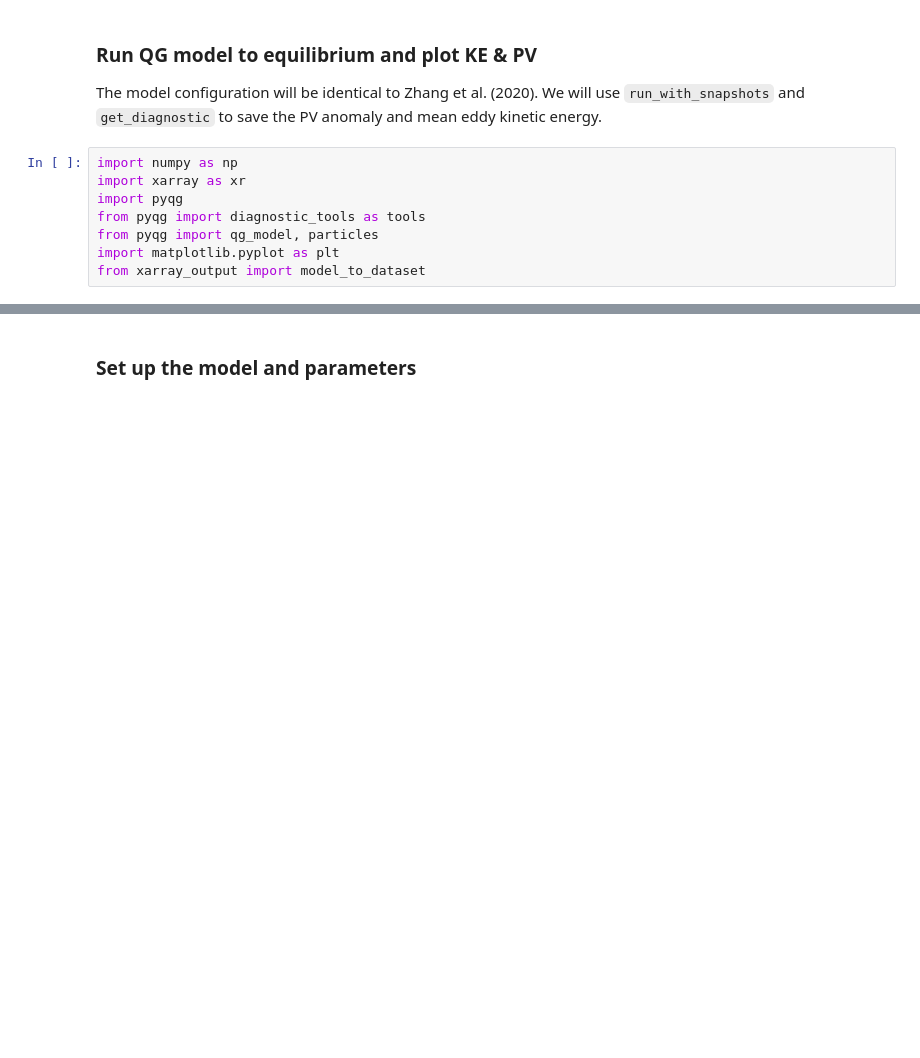
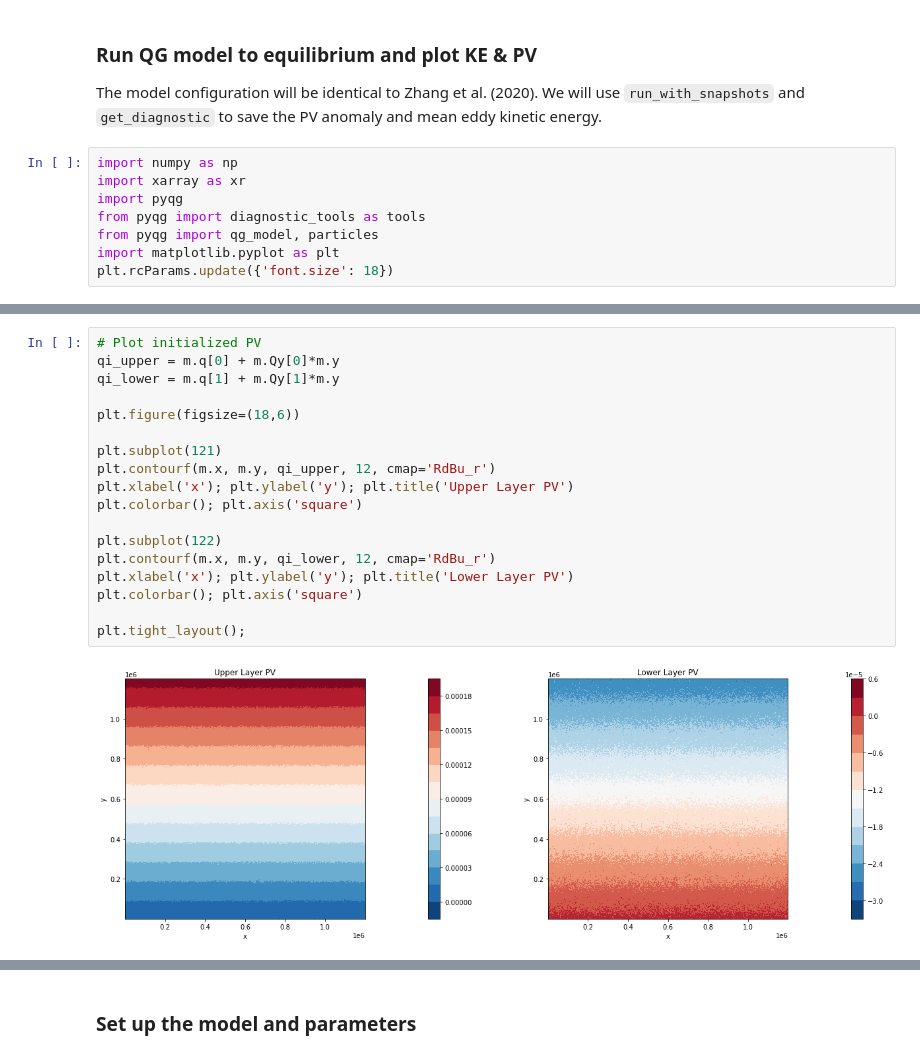
Before and after one commit to ocean-transport/lcs-ml, a Jupyter notebook: run_to_equilibrium.ipynb, the cells around one changed output, grey strips where cells are left out. Saved outputs shown, nothing was run; the diff lists cells and outputs as text; blank space fills up the shorter version.

```diff
--- a/run_to_equilibrium.ipynb
+++ b/run_to_equilibrium.ipynb
@@ -9,4 +9,4 @@ import pyqg
 from pyqg import diagnostic_tools as tools
 from pyqg import qg_model, particles
 import matplotlib.pyplot as plt
-from xarray_output import model_to_dataset
+plt.rcParams.update({'font.size': 18})
@@ -12,0 +62,20 @@ from xarray_output import model_to_dataset
+# %%
+# Plot initialized PV
+qi_upper = m.q[0] + m.Qy[0]*m.y
+qi_lower = m.q[1] + m.Qy[1]*m.y
+
+plt.figure(figsize=(18,6))
+
+plt.subplot(121)
+plt.contourf(m.x, m.y, qi_upper, 12, cmap='RdBu_r')
+plt.xlabel('x'); plt.ylabel('y'); plt.title('Upper Layer PV')
+plt.colorbar(); plt.axis('square')
+
+plt.subplot(122)
+plt.contourf(m.x, m.y, qi_lower, 12, cmap='RdBu_r')
+plt.xlabel('x'); plt.ylabel('y'); plt.title('Lower Layer PV')
+plt.colorbar(); plt.axis('square')
+
+plt.tight_layout();
+# %% [output]
+[figure, added]
```
Also changed, not shown: parts of 16 cells of this notebook, 1 other file.
